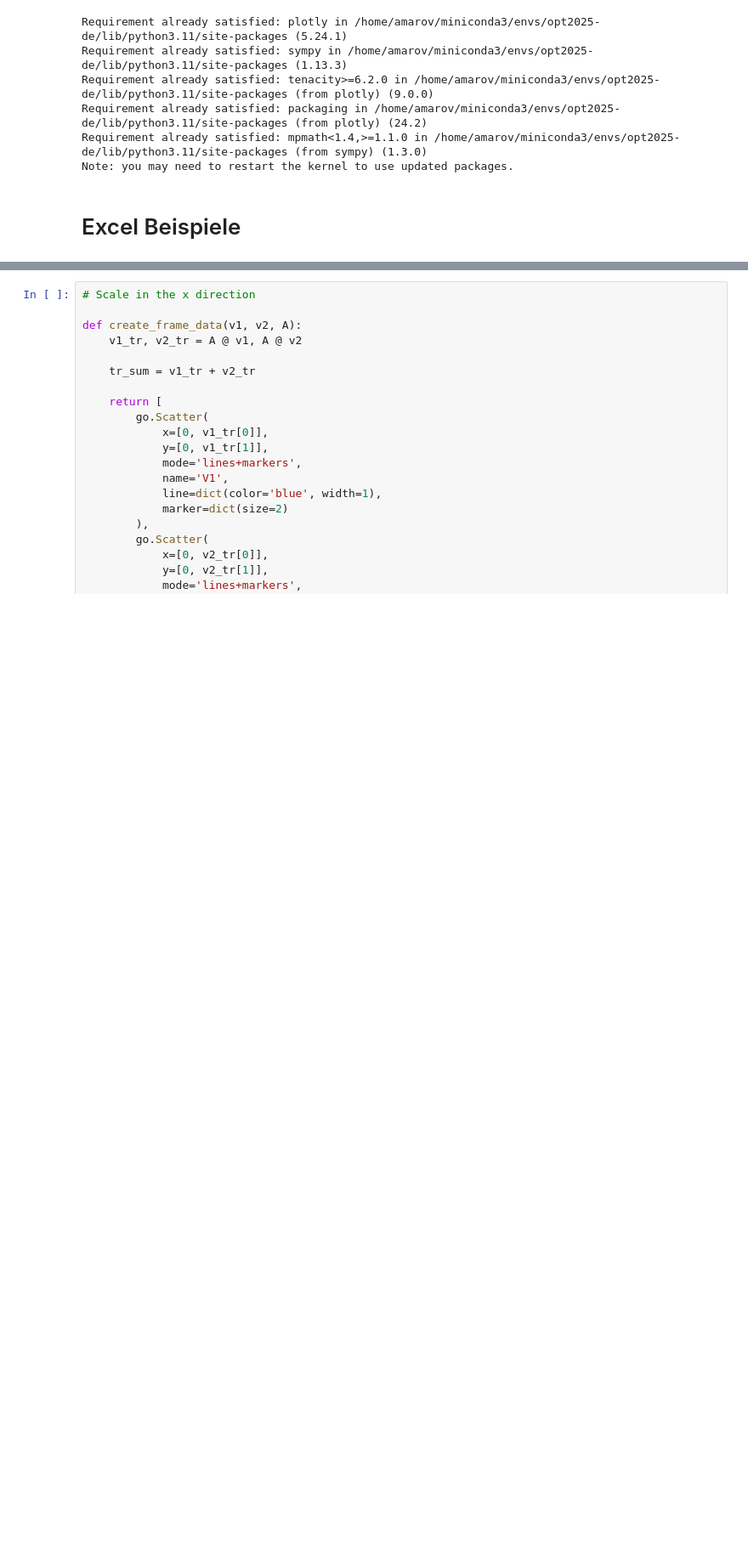
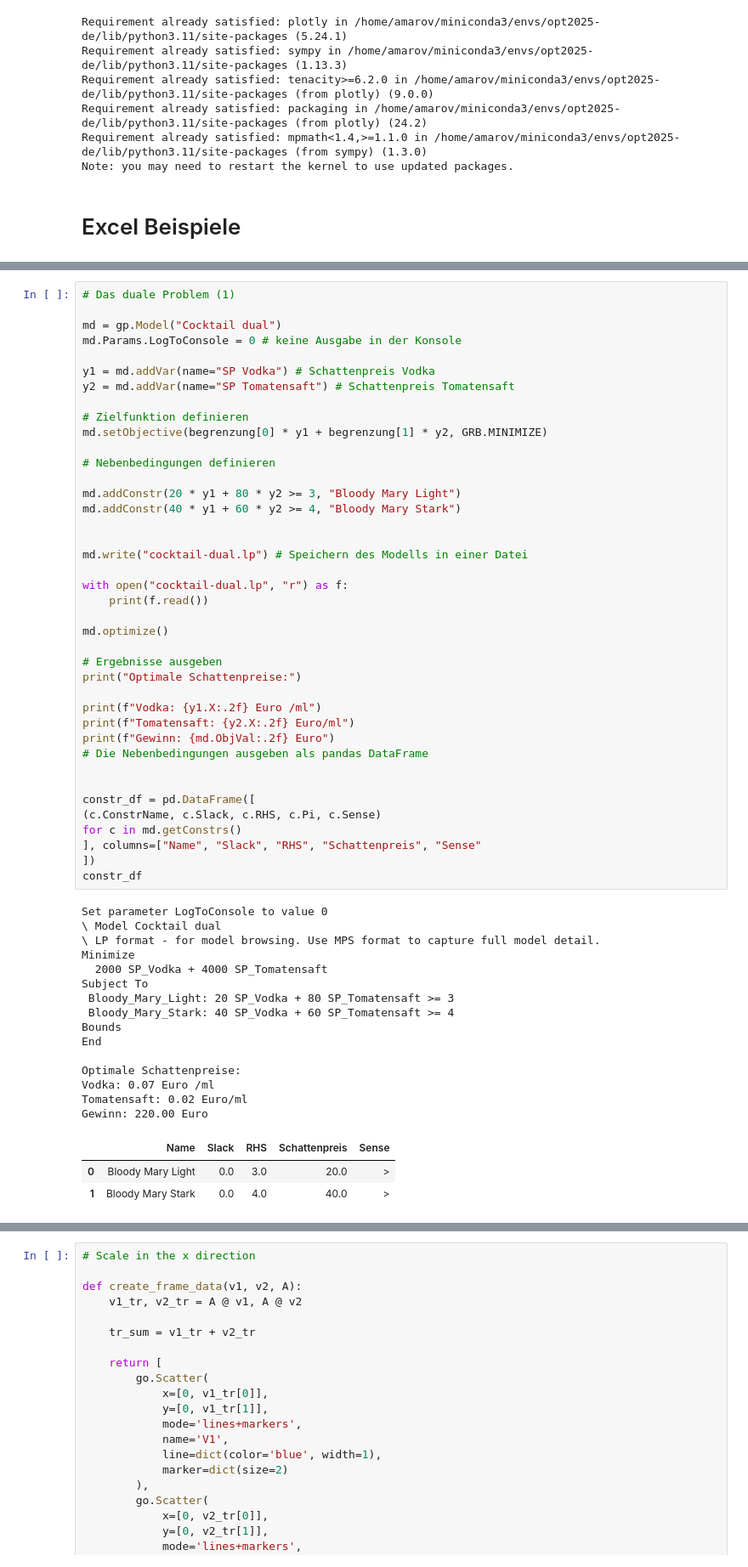
Before and after one commit to febse/opt2025-de, a Jupyter notebook: Lineare-Algebra-Ex.ipynb, the cells around one changed output, grey strips where cells are left out. Shown at 85% size. Drawn from its saved outputs; the diff is of its cells as text; blank space fills up the shorter version.

```diff
--- a/Lineare-Algebra-Ex.ipynb
+++ b/Lineare-Algebra-Ex.ipynb
@@ -186,0 +163,59 @@ array([4, 4])
+# %%
+# Das duale Problem (1)
+
+md = gp.Model("Cocktail dual")
+md.Params.LogToConsole = 0 # keine Ausgabe in der Konsole
+
+y1 = md.addVar(name="SP Vodka") # Schattenpreis Vodka
+y2 = md.addVar(name="SP Tomatensaft") # Schattenpreis Tomatensaft
+
+# Zielfunktion definieren
+md.setObjective(begrenzung[0] * y1 + begrenzung[1] * y2, GRB.MINIMIZE)
+
+# Nebenbedingungen definieren
+
+md.addConstr(20 * y1 + 80 * y2 >= 3, "Bloody Mary Light")
+md.addConstr(40 * y1 + 60 * y2 >= 4, "Bloody Mary Stark")
+
+
+md.write("cocktail-dual.lp") # Speichern des Modells in einer Datei
+
+with open("cocktail-dual.lp", "r") as f:
+    print(f.read())
+
+md.optimize()
+
+# Ergebnisse ausgeben
+print("Optimale Schattenpreise:")
+
+print(f"Vodka: {y1.X:.2f} Euro /ml")
+print(f"Tomatensaft: {y2.X:.2f} Euro/ml")
+print(f"Gewinn: {md.ObjVal:.2f} Euro")
+# Die Nebenbedingungen ausgeben als pandas DataFrame
+
+
+constr_df = pd.DataFrame([
+(c.ConstrName, c.Slack, c.RHS, c.Pi, c.Sense)
+for c in md.getConstrs()
+], columns=["Name", "Slack", "RHS", "Schattenpreis", "Sense"
+])
+constr_df
+# %% [output]
+Set parameter LogToConsole to value 0
+\ Model Cocktail dual
+\ LP format - for model browsing. Use MPS format to capture full model detail.
+Minimize
+  2000 SP_Vodka + 4000 SP_Tomatensaft
+Subject To
+ Bloody_Mary_Light: 20 SP_Vodka + 80 SP_Tomatensaft >= 3
+ Bloody_Mary_Stark: 40 SP_Vodka + 60 SP_Tomatensaft >= 4
+Bounds
+End
+
+Optimale Schattenpreise:
+Vodka: 0.07 Euro /ml
+Tomatensaft: 0.02 Euro/ml
+Gewinn: 220.00 Euro
+|  | Name | Slack | RHS | Schattenpreis | Sense |
+| 0 | Bloody Mary Light | 0.0 | 3.0 | 20.0 | > |
+| 1 | Bloody Mary Stark | 0.0 | 4.0 | 40.0 | > |
```
Also changed, not shown: parts of 28 cells of this notebook.
